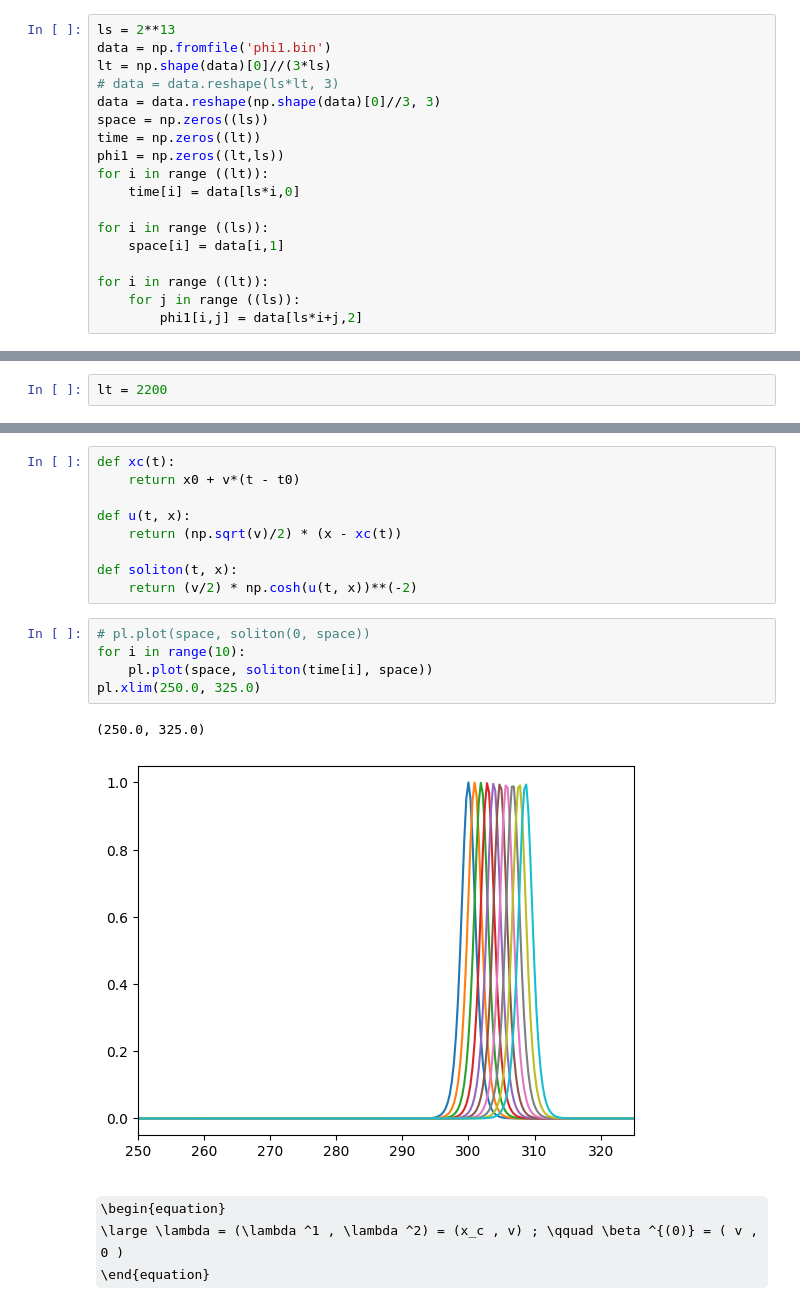
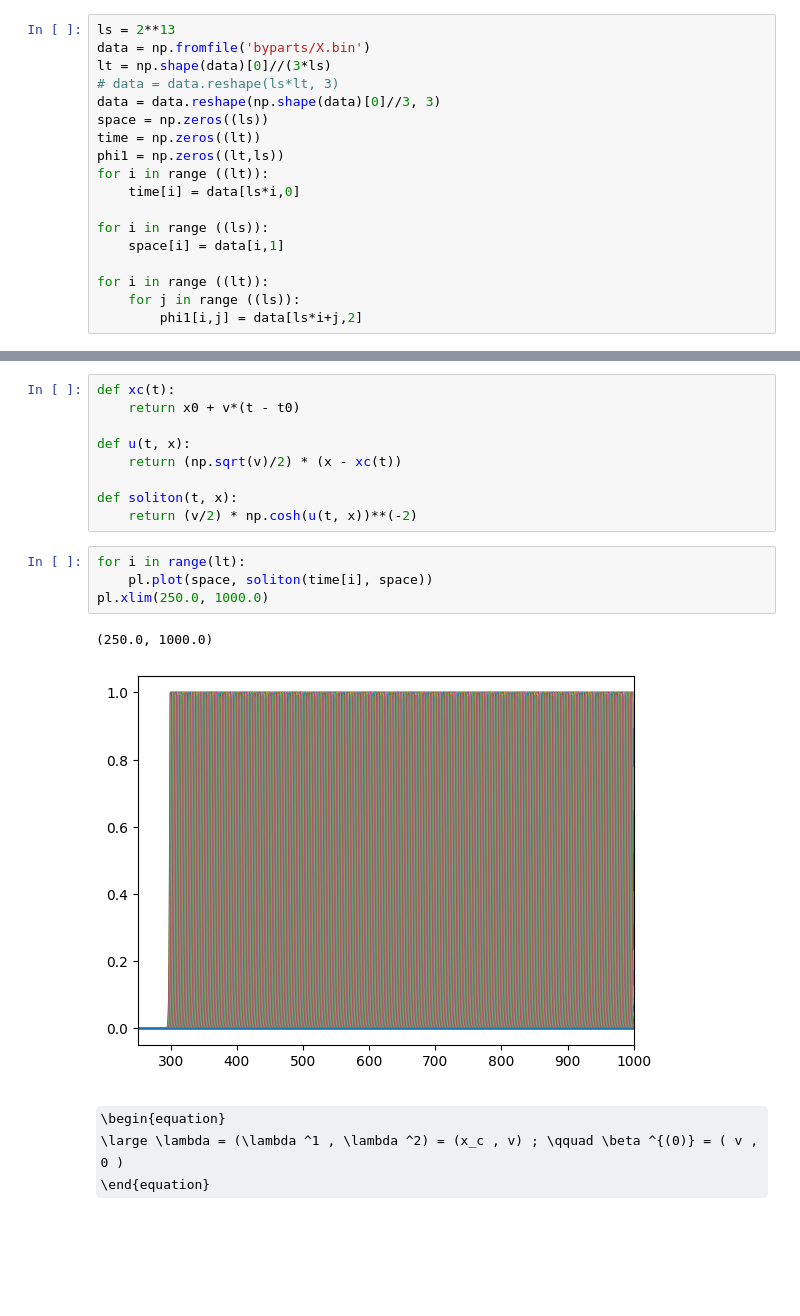
Before and after one commit to dszv/KdVB, a Jupyter notebook: nrg.ipynb, the cells around one changed output, grey strips where cells are left out. Saved outputs shown, nothing was run; the diff lists cells and outputs as text; some formulas as TeX source; blank space fills up the shorter version.

```diff
--- a/nrg.ipynb
+++ b/nrg.ipynb
@@ -11,7 +11,7 @@ x0 = 300.0
 v = 2.0
 # %%
 ls = 2**13
-data = np.fromfile('phi1.bin')
+data = np.fromfile('byparts/X.bin')
 lt = np.shape(data)[0]//(3*ls)
 # data = data.reshape(ls*lt, 3)
 data = data.reshape(np.shape(data)[0]//3, 3)
@@ -38,5 +30,3 @@ for i in range ((lt)):
-# %%
-lt = 2200
 # %%
 print(time)
 # %% [output]
@@ -96,13 +83,12 @@ def u(t, x):
 def soliton(t, x):
     return (v/2) * np.cosh(u(t, x))**(-2)
 # %%
-# pl.plot(space, soliton(0, space))
-for i in range(10):
+for i in range(lt):
     pl.plot(space, soliton(time[i], space))
-pl.xlim(250.0, 325.0)
+pl.xlim(250.0, 1000.0)
 # %% [output]
-(250.0, 325.0)
+(250.0, 1000.0)
-[figure, old version]
+[figure, new version]
 # %% [markdown]
 \begin{equation}
     \large \lambda = (\lambda ^1 , \lambda ^2) = (x_c , v) ; \qquad \beta ^{(0)} = ( v , 0 )
```
Also changed, not shown: parts of 30 cells of this notebook, 31 other files.
